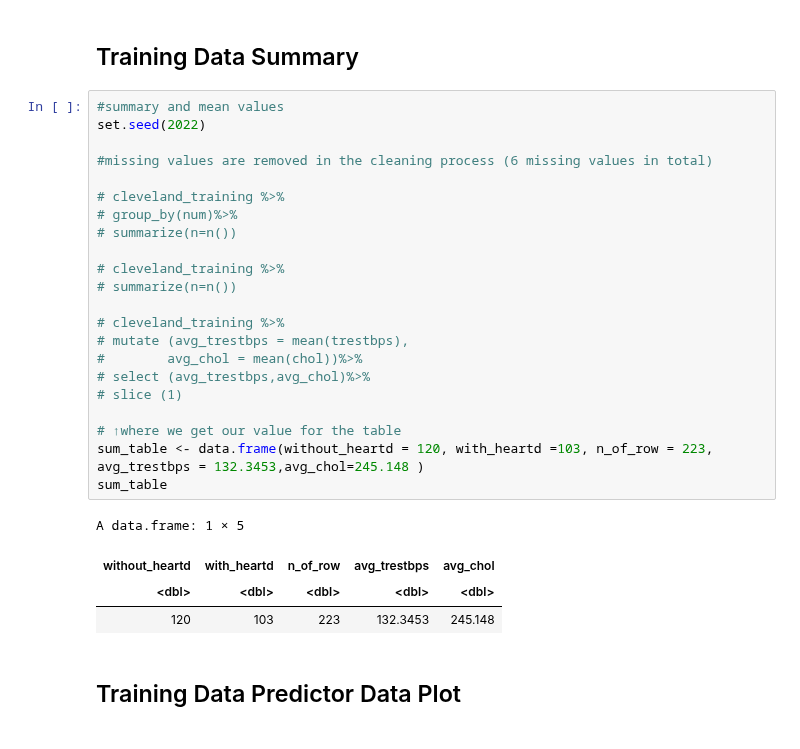
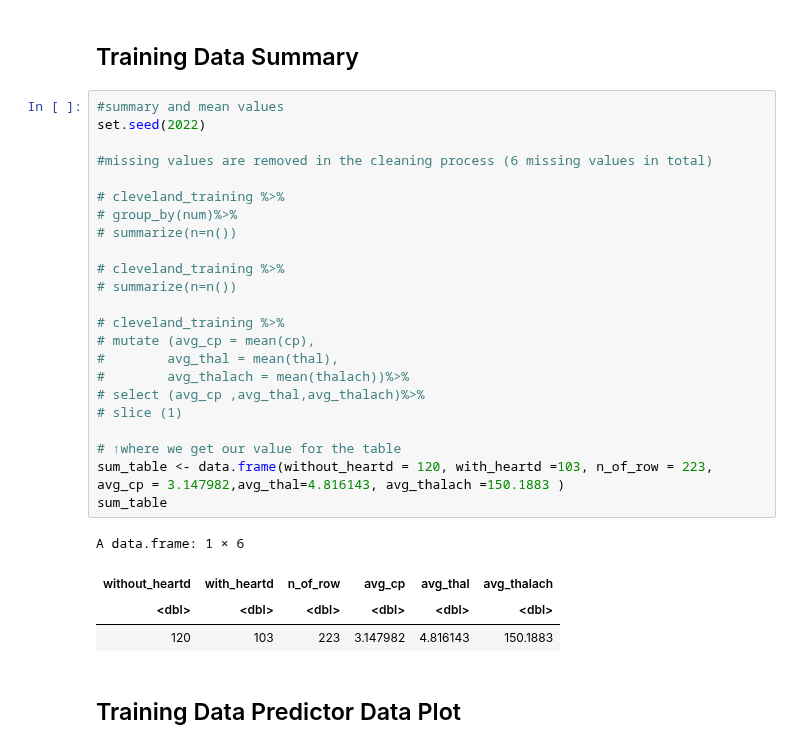
Before and after one commit to wiliwangka/Heart-Disease-Classification-with-R, a Jupyter notebook: ds_project_proposal.ipynb, the cells around one changed output. Cells and saved outputs as stored; diff of their text form.

```diff
--- a/ds_project_proposal.ipynb
+++ b/ds_project_proposal.ipynb
@@ -93,30 +93,31 @@ cleveland_testing<- testing(cleveland_split)
 # %%
 #summary and mean values
 set.seed(2022)
 
 #missing values are removed in the cleaning process (6 missing values in total)
 
 # cleveland_training %>%
 # group_by(num)%>%
 # summarize(n=n())
 
 # cleveland_training %>%
 # summarize(n=n())
 
 # cleveland_training %>%
-# mutate (avg_trestbps = mean(trestbps),
-#        avg_chol = mean(chol))%>%
-# select (avg_trestbps,avg_chol)%>%
+# mutate (avg_cp = mean(cp),
+#        avg_thal = mean(thal),
+#        avg_thalach = mean(thalach))%>%
+# select (avg_cp ,avg_thal,avg_thalach)%>%
 # slice (1)
 
 # ↑where we get our value for the table
-sum_table <- data.frame(without_heartd = 120, with_heartd =103, n_of_row = 223, avg_trestbps = 132.3453,avg_chol=245.148 )
+sum_table <- data.frame(without_heartd = 120, with_heartd =103, n_of_row = 223, avg_cp = 3.147982,avg_thal=4.816143, avg_thalach =150.1883 )
 sum_table
 # %% [output]
-A data.frame: 1 × 5
+A data.frame: 1 × 6
-| without_heartd | with_heartd | n_of_row | avg_trestbps | avg_chol |
-| <dbl> | <dbl> | <dbl> | <dbl> | <dbl> |
-| 120 | 103 | 223 | 132.3453 | 245.148 |
+| without_heartd | with_heartd | n_of_row | avg_cp | avg_thal | avg_thalach |
+| <dbl> | <dbl> | <dbl> | <dbl> | <dbl> | <dbl> |
+| 120 | 103 | 223 | 3.147982 | 4.816143 | 150.1883 |
 # %% [markdown]
 ## Training Data Predictor Data Plot
 # %% [markdown]
```
Also changed, not shown: parts of 2 cells of this notebook.
